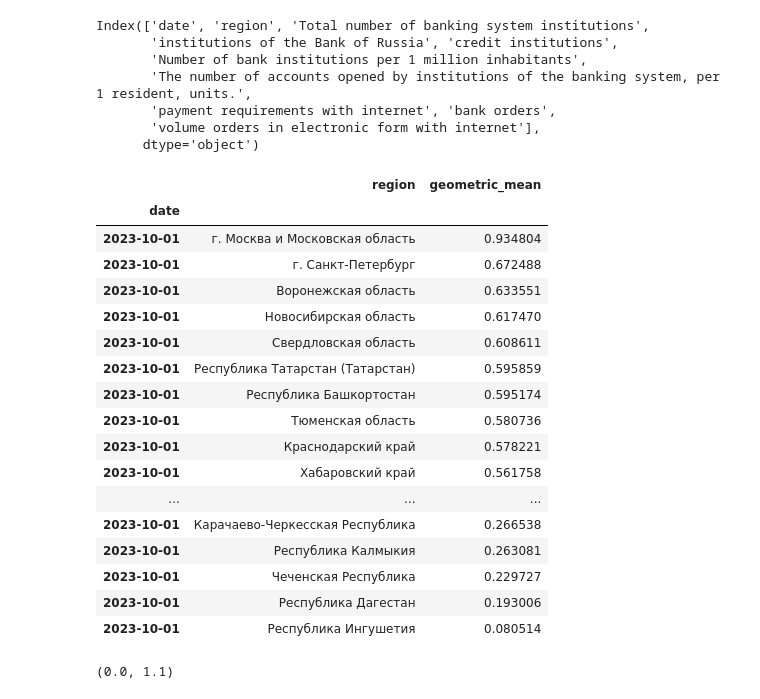
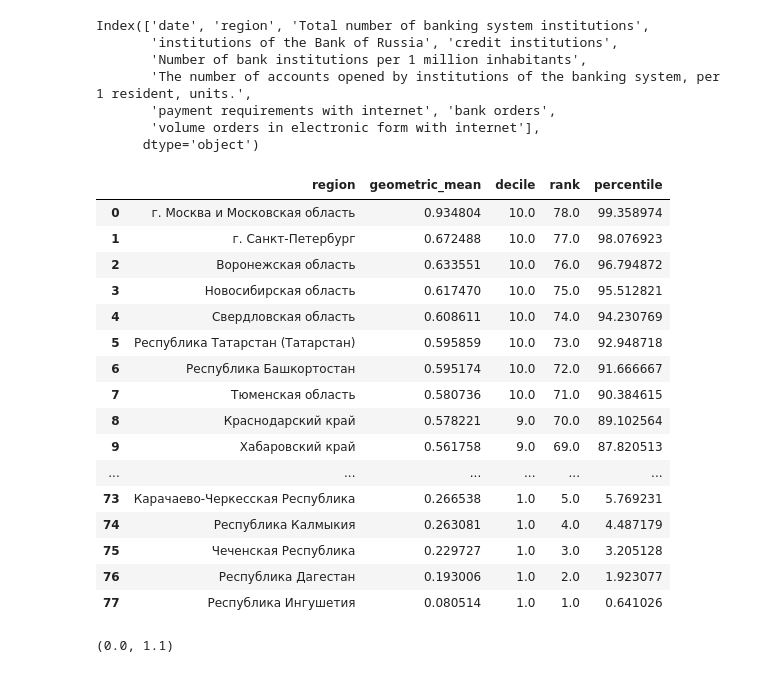
Before and after one commit to SergeevVladislav/hse_master_thesis, a Jupyter notebook: notebooks/index_creation.ipynb, the cells around one changed output. Drawn from its saved outputs; the diff is of its cells as text; code cells hidden in the pictures.

```diff
--- a/notebooks/index_creation.ipynb
+++ b/notebooks/index_creation.ipynb
@@ -299,8 +299,3 @@ print(df_final.shape)
 # list(set(t11.region.unique()) - set(df_final.region.unique()))
 # %% [output]
 (3435, 42)
-# %%
-df_final["cashless"] = df_final["payments orders with internet"] / df_final["payments orders"]
-df_final = df_final.set_index("date")
-# %%
-df_final = df_final.sort_values(by='date')
@@ -462,26 +435,41 @@ df.index = df.date
 # %%
 pd.set_option("display.max_rows", 100)
 # %%
-df[(df["date"].dt.year == 2023) & (df["date"].dt.month == 10)].sort_values(by="geometric_mean", ascending=False)[["region", "geometric_mean"]]
+index_2023 = df[(df["date"].dt.year == 2023) & (df["date"].dt.month == 10)].sort_values(by="geometric_mean", ascending=False)[["region", "geometric_mean"]]
-# %% [output]
-|  | region | geometric_mean |
-| date |  |  |
-| 2023-10-01 | г. Москва и Московская область | 0.934804 |
-| 2023-10-01 | г. Санкт-Петербург | 0.672488 |
-| 2023-10-01 | Воронежская область | 0.633551 |
-| 2023-10-01 | Новосибирская область | 0.617470 |
-| 2023-10-01 | Свердловская область | 0.608611 |
-| 2023-10-01 | Республика Татарстан (Татарстан) | 0.595859 |
-| 2023-10-01 | Республика Башкортостан | 0.595174 |
-| 2023-10-01 | Тюменская область | 0.580736 |
-| 2023-10-01 | Краснодарский край | 0.578221 |
-| 2023-10-01 | Хабаровский край | 0.561758 |
-| ... | ... | ... |
-| 2023-10-01 | Карачаево-Черкесская Республика | 0.266538 |
-| 2023-10-01 | Республика Калмыкия | 0.263081 |
-| 2023-10-01 | Чеченская Республика | 0.229727 |
-| 2023-10-01 | Республика Дагестан | 0.193006 |
-| 2023-10-01 | Республика Ингушетия | 0.080514 |
+# %%
+import numpy as np
+import pandas as pd
+
+# Load NPSDI data (0-1 scale)
+npsdi = index_2023
+
+# Calculate deciles using pandas.qcut
+npsdi['decile'] = pd.qcut(npsdi['geometric_mean'], q=10, labels=False) + 1
+
+# Handle ties via average ranking
+npsdi['rank'] = npsdi['geometric_mean'].rank(method='average')
+npsdi['percentile'] = (npsdi['rank'] - 0.5) / len(npsdi) * 100
+npsdi['decile'] = np.floor(npsdi['percentile'] / 10) + 1
+# %%
+npsdi.reset_index(drop=True)#.to_latex()
+# %% [output]
+|  | region | geometric_mean | decile | rank | percentile |
+| 0 | г. Москва и Московская область | 0.934804 | 10.0 | 78.0 | 99.358974 |
+| 1 | г. Санкт-Петербург | 0.672488 | 10.0 | 77.0 | 98.076923 |
+| 2 | Воронежская область | 0.633551 | 10.0 | 76.0 | 96.794872 |
+| 3 | Новосибирская область | 0.617470 | 10.0 | 75.0 | 95.512821 |
+| 4 | Свердловская область | 0.608611 | 10.0 | 74.0 | 94.230769 |
+| 5 | Республика Татарстан (Татарстан) | 0.595859 | 10.0 | 73.0 | 92.948718 |
+| 6 | Республика Башкортостан | 0.595174 | 10.0 | 72.0 | 91.666667 |
+| 7 | Тюменская область | 0.580736 | 10.0 | 71.0 | 90.384615 |
+| 8 | Краснодарский край | 0.578221 | 9.0 | 70.0 | 89.102564 |
+| 9 | Хабаровский край | 0.561758 | 9.0 | 69.0 | 87.820513 |
+| ... | ... | ... | ... | ... | ... |
+| 73 | Карачаево-Черкесская Республика | 0.266538 | 1.0 | 5.0 | 5.769231 |
+| 74 | Республика Калмыкия | 0.263081 | 1.0 | 4.0 | 4.487179 |
+| 75 | Чеченская Республика | 0.229727 | 1.0 | 3.0 | 3.205128 |
+| 76 | Республика Дагестан | 0.193006 | 1.0 | 2.0 | 1.923077 |
+| 77 | Республика Ингушетия | 0.080514 | 1.0 | 1.0 | 0.641026 |
 # %%
 import matplotlib.pyplot as plt
 
```
Also changed, not shown: parts of 3 cells of this notebook, 22 other files.
